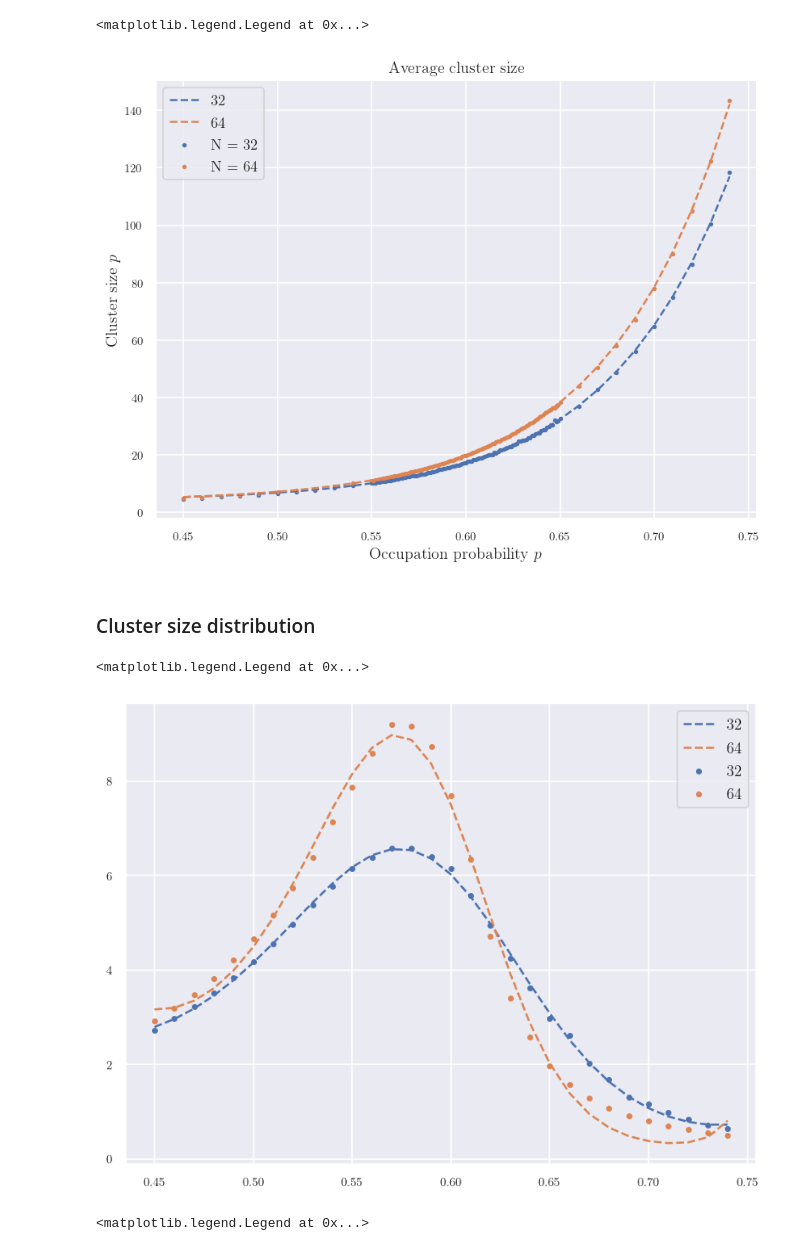
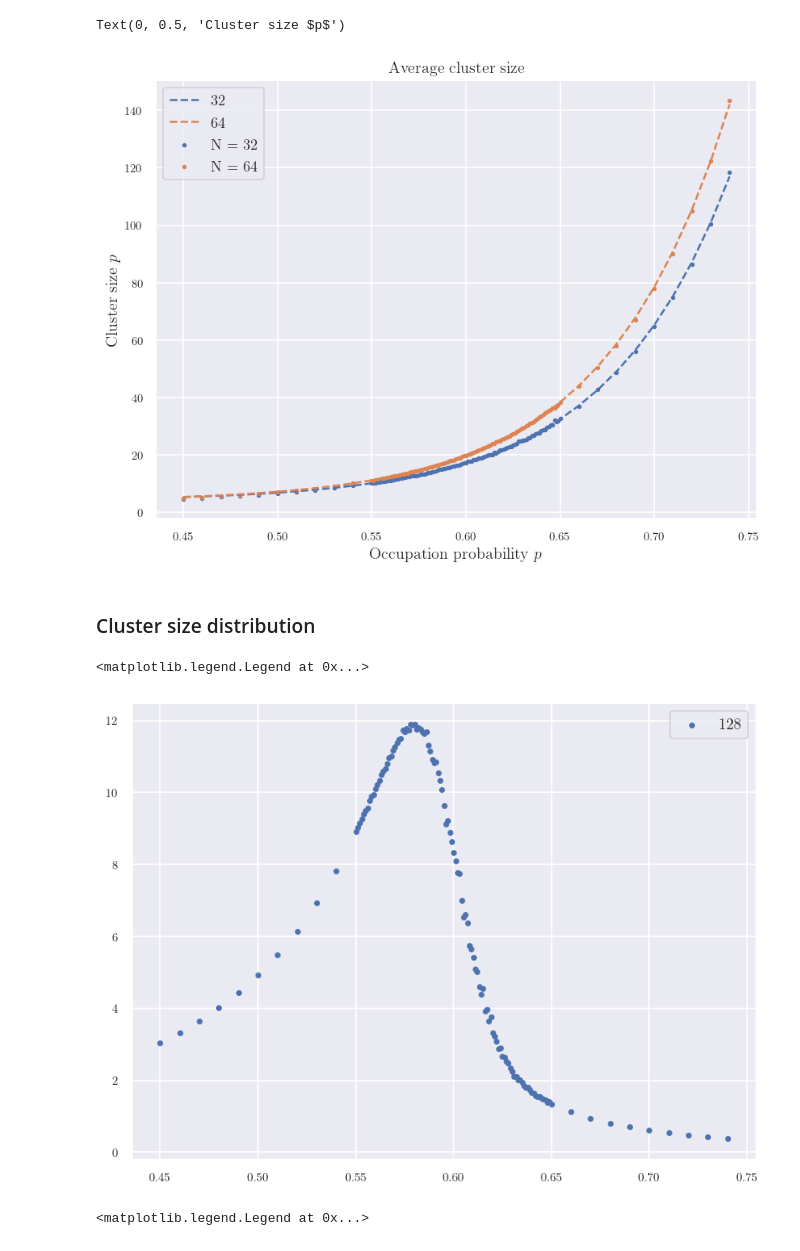
Before and after one commit to alansammarone/musk, a Jupyter notebook: notebooks/percolation_2d_analysis.ipynb, the cells around one changed output. Saved outputs shown, nothing was run; the diff lists cells and outputs as text; code cells hidden in the pictures.

```diff
--- a/notebooks/percolation_2d_analysis.ipynb
+++ b/notebooks/percolation_2d_analysis.ipynb
@@ -34,7 +34,7 @@ CLUSTER_SIZE_HIST_COL = "cluster_size_histogram"
 AVERAGE_CLUSTER_SIZE_COL = "average_cluster_size"
 CORRELATION_LENGTH_COL = "average_correlation_length"
 # %%
-query = "select * from percolation_2d_square_stats"
+query = "SELECT * FROM percolation_2d_square_stats"
 mysql = MySQL()
 rows = mysql.fetch(query)
 df_orig = DataFrame.from_records(rows)
@@ -65,13 +68,12 @@ for size, group_df in df.groupby(SIZE_COL):
     plt.plot(X, fit_fn(X, *parameters), "--", label=size)
 
 
-
+plt.legend()
 plt.title("Average cluster size")
 plt.xlabel("Occupation probability $p$")
 plt.ylabel("Cluster size $p$")
-plt.legend()
 # %% [output]
-<matplotlib.legend.Legend at 0x...>
+Text(0, 0.5, 'Cluster size $p$')
 [figure]
 # %% [markdown]
 ### Cluster size distribution
@@ -116,45 +115,34 @@ def get_average_cluster_size_distribution(df):
 # %%
-def prob_dist(X, a, b, c, d, e, g):
+def fit_fn(X, a, b, c, d, e, g):
     return np.exp(-g*X**8 -e*X**6 -d*X**4 -a*X**2 + b*X + c)
 
-# def prob_dist(X, a, b, c):
-#     return c*abs(X - a)**b
 
-size = 64
-# df = df_orig.loc[df_orig["size"] == size].loc[df_orig[PROBABILITY_COL].isin([0.5, 0.51])][[PROBABILITY_COL, CORRELATION_LENGTH_COL]]
-# df = df_orig.loc[df_orig["size"] == size][[PROBABILITY_COL, CORRELATION_LENGTH_COL]]
-df = df_orig.loc[df_orig[SIZE_COL].isin([32, 64])][[PROBABILITY_COL, CORRELATION_LENGTH_COL, SIZE_COL]]
-quality= 1
+sizes_to_plot = [128]
+size_filter = df_orig[SIZE_COL].isin(sizes_to_plot)
+select_columns = [PROBABILITY_COL, SIZE_COL, CORRELATION_LENGTH_COL]
+df = df_orig.loc[size_filter][select_columns]
+quality = 1
 plt.figure(**FIGURE_QUALITY_MAP[quality])
 
 
-for size, group in df.groupby(SIZE_COL):
+for size, group_df in df.groupby(SIZE_COL):
     X,Y = [], []
-    for prob, group in group.groupby(PROBABILITY_COL):
-    #     if not 0.50 <= prob <= 0.7:
-    #         continue
-
-        if round(prob, 2) != prob:
-            continue
-        X.append(prob)
-        Y.append(group[CORRELATION_LENGTH_COL].mean())
+    for probability, group_df in group_df.groupby(PROBABILITY_COL):
+#         if round(probability, 2) != probability:
+#             continue
+        X.append(probability)
+        Y.append(group_df[CORRELATION_LENGTH_COL].mean())
 
     X = np.array(X)
     Y = np.array(Y)
-#     popt, pcov = curve_fit(prob_dist, X, Y, p0=(0.59, -4/3, 8))
-    popt, pcov = curve_fit(prob_dist, X, Y)
-
-    plt.plot(X, prob_dist(X, *popt), "--", label=size)
-
-
-
-
+#     popt, pcov = curve_fit(fit_fn, X, Y)
+#     plt.plot(X, fit_fn(X, *popt), "--", label=size)
     plt.scatter(X, Y, s=10, label=size)
 
 plt.legend()
 # %% [output]
 <matplotlib.legend.Legend at 0x...>
-[figure, old version]
+[figure, new version]
 # %%
 def prob(X, p, size):
     return size * (1-p)**2 * p**X
```
Also changed, not shown: parts of 3 cells of this notebook, 3 other files.
